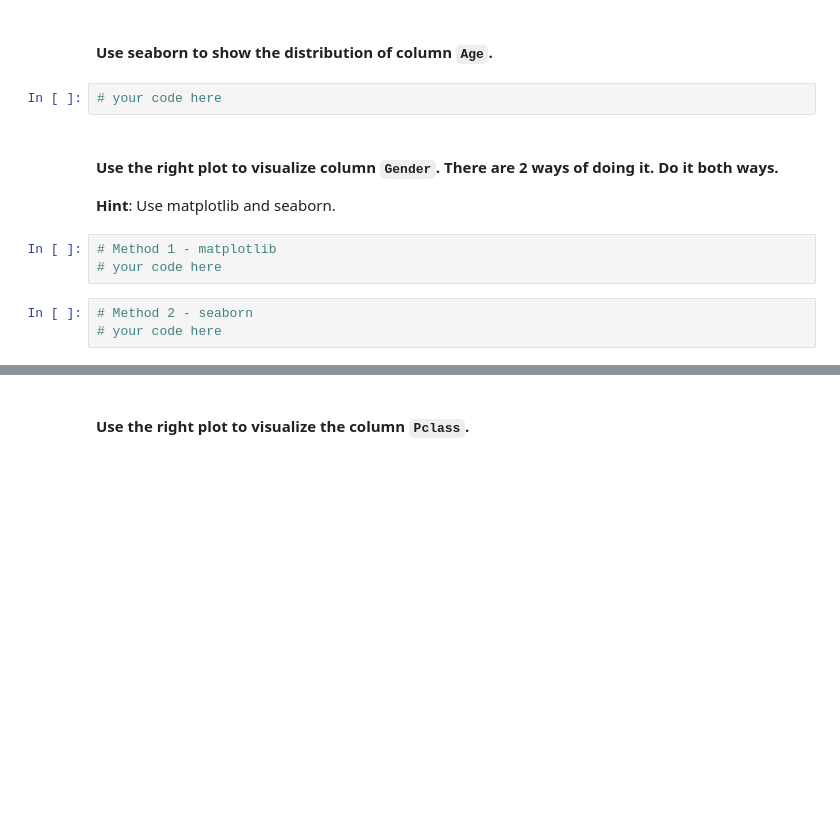
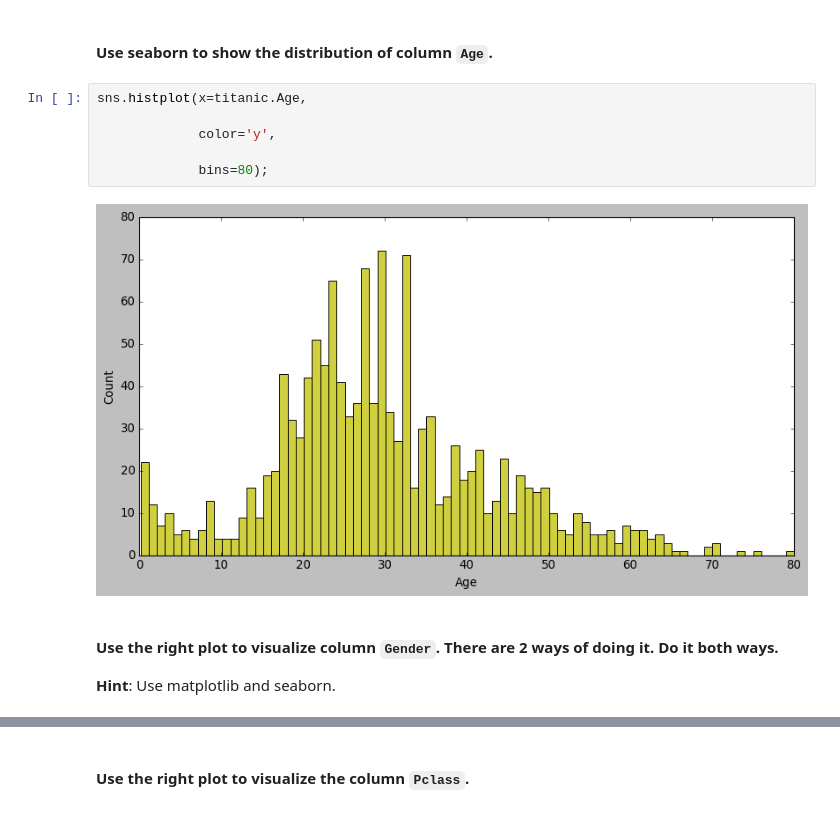
Before and after one commit to Ironhack-Data-Madrid-Marzo-2022/5.2-lab-matplotlib-seaborn, a Jupyter notebook: your-code/main.ipynb, the cells around one changed output, grey strips where cells are left out. Drawn from its saved outputs; the diff is of its cells as text; blank space fills up the shorter version.

```diff
--- a/your-code/main.ipynb
+++ b/your-code/main.ipynb
@@ -208,14 +205,14 @@ Smaller size shorter the bin, due to the decrease of population in the area cove
 """
 # %% [markdown]
 #### Use seaborn to show the distribution of column `Age`.
-# %%
-# your code here
+# %%
+sns.histplot(x=titanic.Age,
+
+             color='y',
+
+             bins=80);
+# %% [output]
+[figure, added]
 # %% [markdown]
 #### Use the right plot to visualize column `Gender`. There are 2 ways of doing it. Do it both ways.
 **Hint**: Use matplotlib and seaborn.
-# %%
-# Method 1 - matplotlib
-# your code here
-# %%
-# Method 2 - seaborn
-# your code here
```
Also changed, not shown: parts of 25 cells of this notebook.
